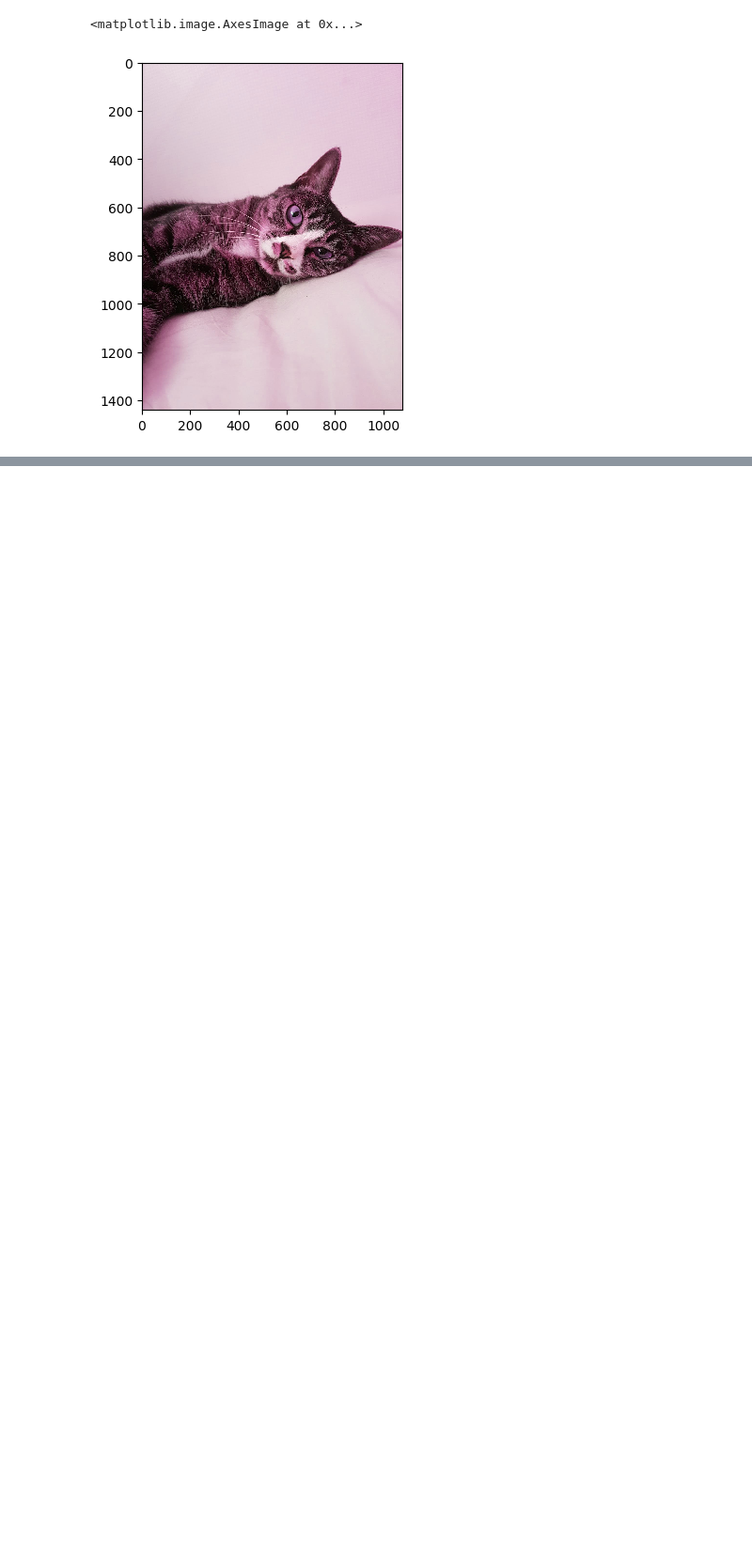
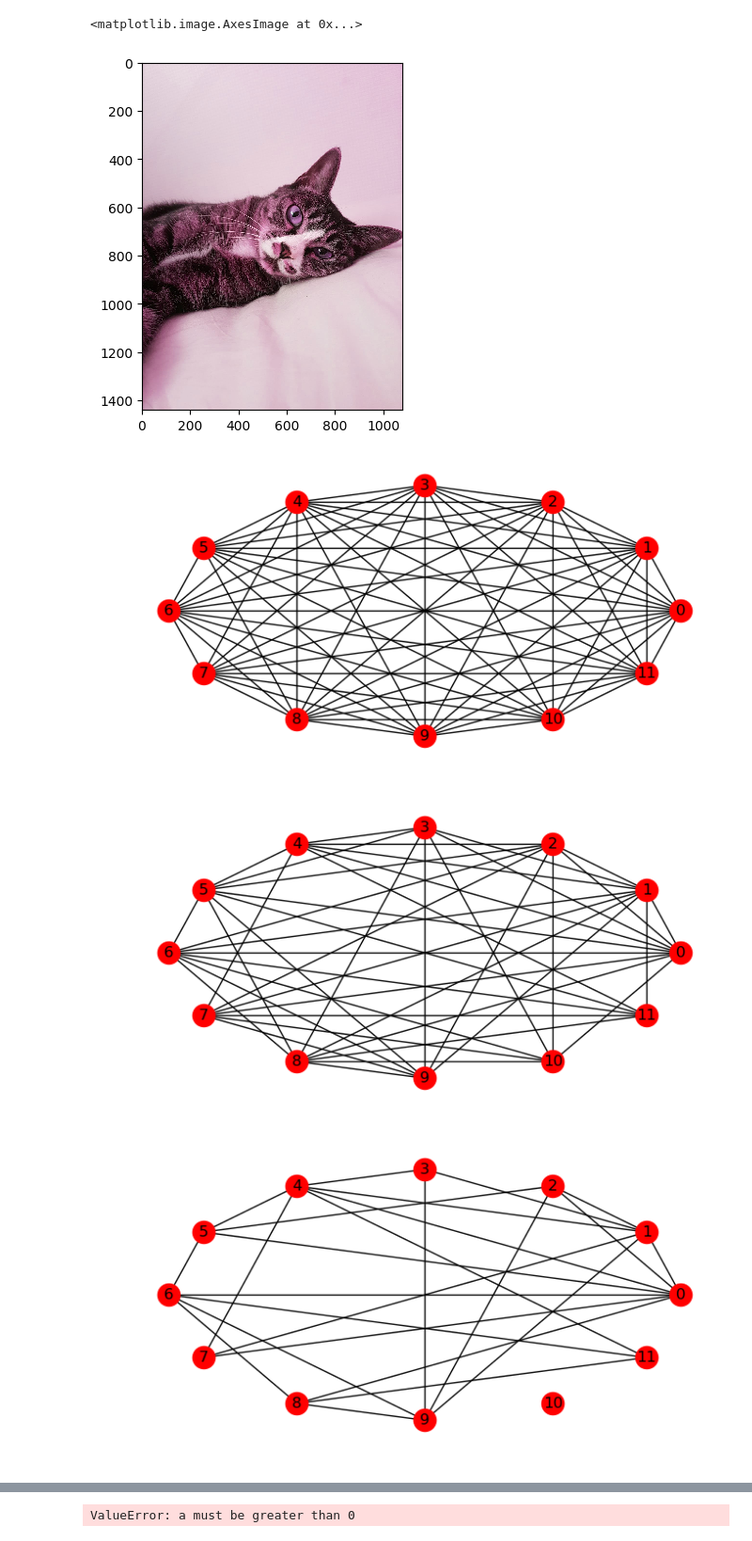
Before and after one commit to frhyme/frhyme.github.io, a Jupyter notebook: _posts/personal_ipynb/180628_img_preprocessing.ipynb, the cells around one changed output, grey strips where cells are left out. Shown at 94% size. Cells and saved outputs as stored; diff of their text form; code cells hidden in the pictures; blank space fills up the shorter version.

```diff
--- a/_posts/personal_ipynb/180628_img_preprocessing.ipynb
+++ b/_posts/personal_ipynb/180628_img_preprocessing.ipynb
@@ -221,0 +273,26 @@ plt.imshow(a)
+# %%
+"""
+간단하게 네트워크를 그리고, 네트워크가 변해가는 것을 볼 수는 없을까?
+"""
+
+import networkx as nx
+import matplotlib.pyplot as plt
+import numpy as np
+
+plt.style.use('default')
+G = nx.complete_graph(12)
+#G.add_edges_from([ for i in range(0, 10)])
+
+pos = nx.shell_layout(G)
+for i in range(0, 100):
+    n1, n2 = list(G.edges())[np.random.choice(len(G.edges()))]
+    G.remove_edge(n1, n2)
+    if i%20==0:
+        plt.figure(figsize=(8, 4))
+        nx.draw_networkx(G, pos)
+        plt.axis('off')
+        plt.show()
+# %% [output]
+[figure, added]
+[figure, added]
+[figure, added]
@@ -221,0 +300 @@ plt.imshow(a)
+ValueError: a must be greater than 0
```
Also changed, not shown: parts of 3 cells of this notebook, 3 other files.
